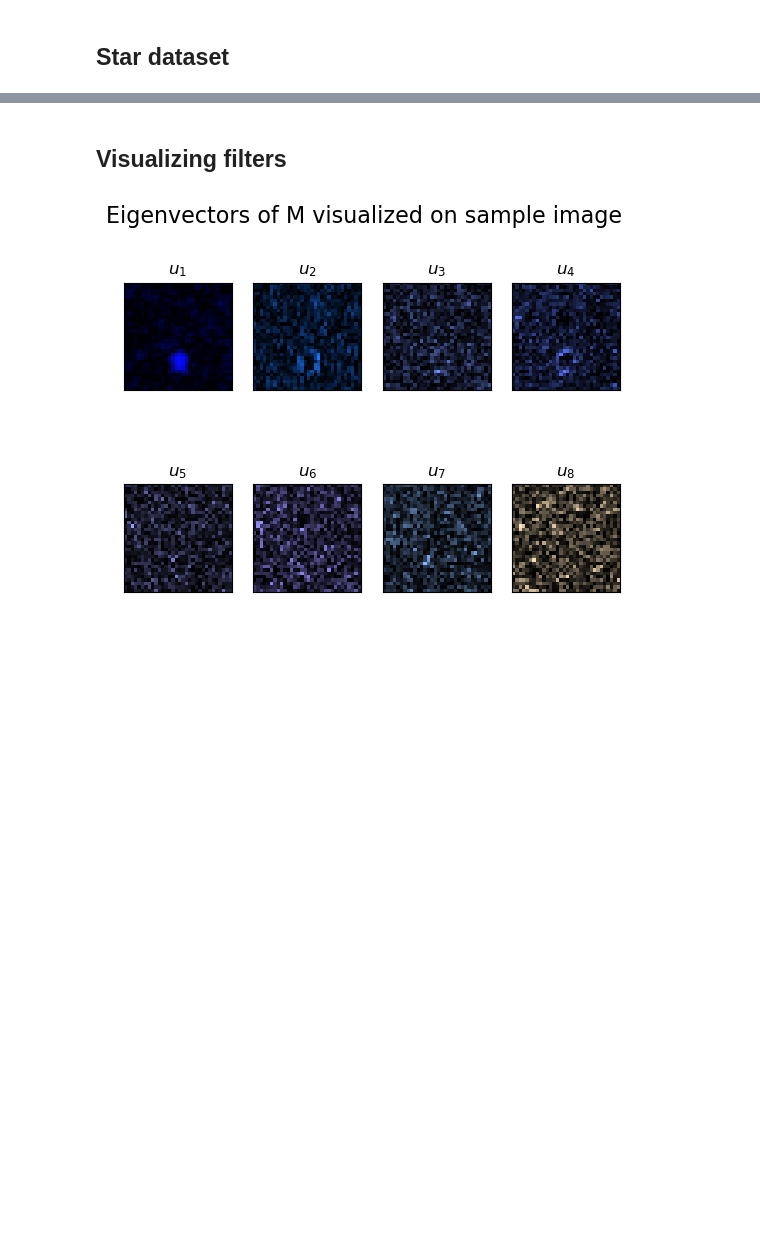
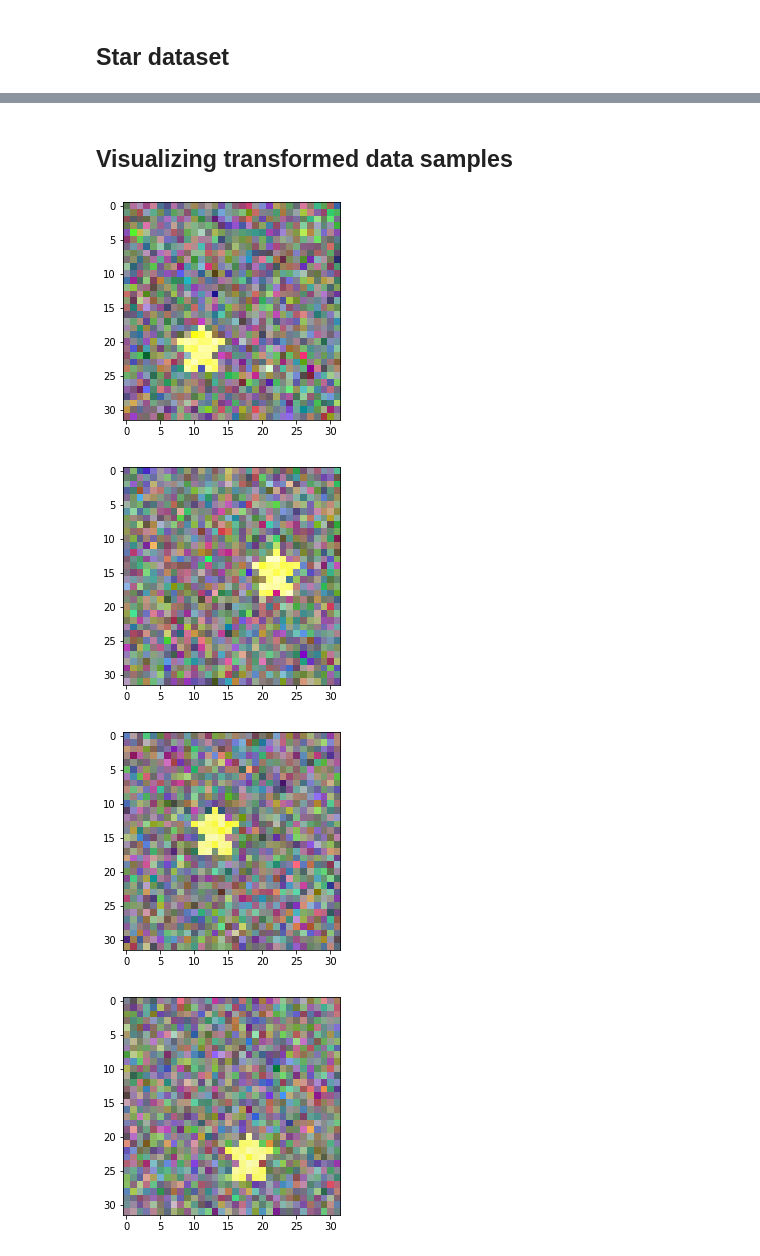
Before and after one commit to aradha/agop_feature_learning, a Jupyter notebook: kernel_machine_agop/conv_rfm/CRFM_star.ipynb, the cells around one changed output, grey strips where cells are left out. Drawn from its saved outputs; the diff is of its cells as text; code cells hidden in the pictures; blank space fills up the shorter version.

```diff
--- a/kernel_machine_agop/conv_rfm/CRFM_star.ipynb
+++ b/kernel_machine_agop/conv_rfm/CRFM_star.ipynb
@@ -167,2 +157,2 @@ for k in range(topk):
 # %% [markdown]
-## Visualizing filters
+## Visualizing transformed data samples
@@ -221,32 +159,16 @@ def multiply_patches(X, M, ps=3):
-# %%
-fig, axes = plt.subplots(2,4)
-fig.suptitle("Eigenvectors of M visualized on sample image", fontsize=16)
-
-sample_X = train_X[0].unsqueeze(0)
-topk = 8
-S, U = jnp.linalg.eigh(M)
-i = 0
-j = 0
-for k in range(topk):
-    if k==4:
-        j += 1
-        i = 0
-
-    u = U[:,-1-k]
-    u = torch.from_numpy(np.array(np.expand_dims(u,axis=1)))
-    uuT = u@u.T
-
-
-    Xf = expand_image(sample_X)
-    Xf = multiply_patches(Xf, uuT)
-    Xf = reduce_image(Xf)
-
-    ax = axes[j][i]
-    ax.imshow(torch.moveaxis(scale(Xf.squeeze(0)), 0, -1))
-    ax.set_xticks([])
-    ax.set_yticks([])
-    ax.title.set_text(rf'$u_{k+1}$')
-
-    i += 1
-# %% [output]
-[figure, removed]
+# %%
+def img_for_viewing(X):
+    n, c, p, q = X.shape
+    X = rearrange(X, 'n c p q -> n p q c', n=n, c=c, p=p, q=q)[0]
+    return scale(X)
+
+# Here is what a sample looks like before transforming by the operator M
+for i in range(10):
+    sample_X = train_X[i].unsqueeze(0)
+    plt.imshow(img_for_viewing(sample_X))
+    plt.show()
+# %% [output]
+[figure, added]
+[figure, added]
+[figure, added]
+[figure, added]
```
Also changed, not shown: parts of 6 cells of this notebook, 1 other file.
